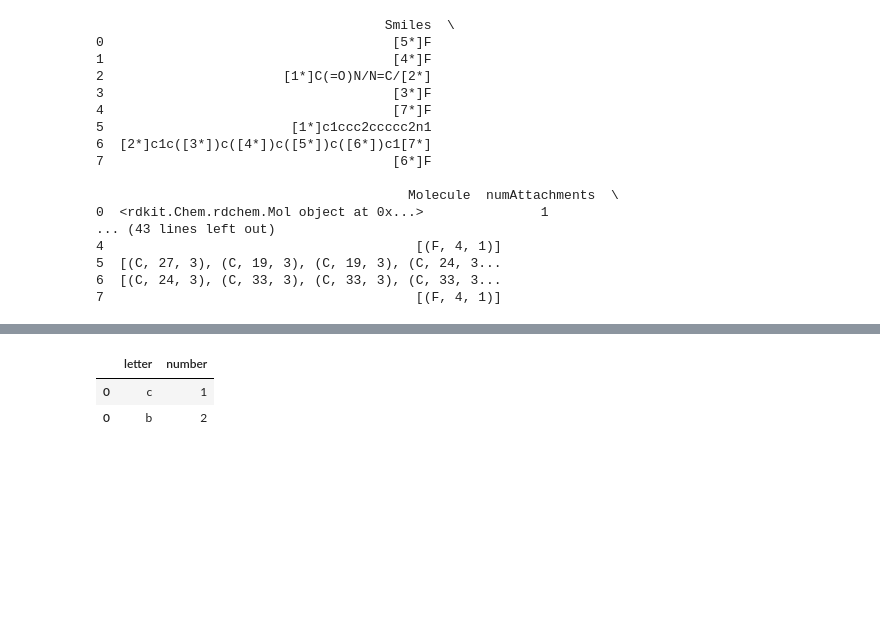
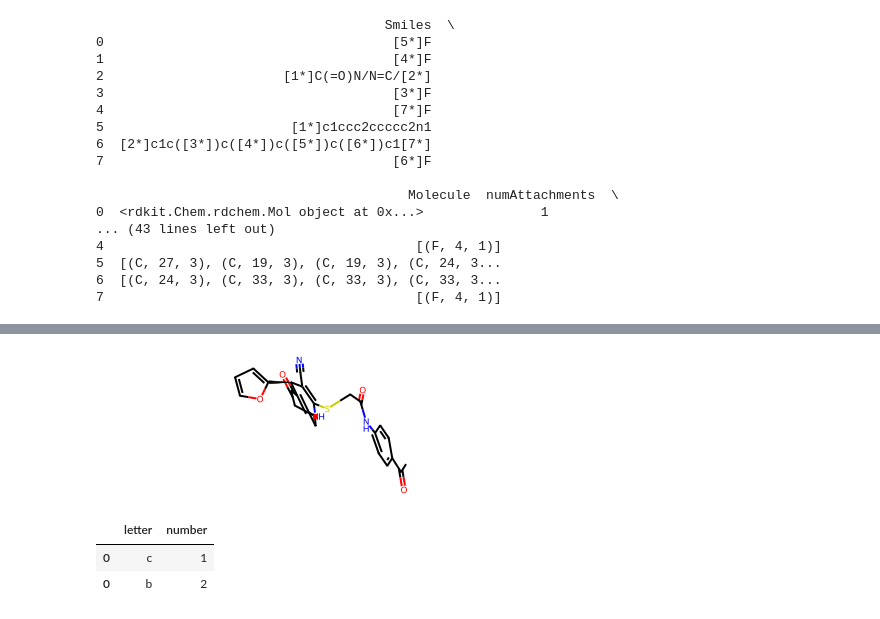
Before and after one commit to kmlefran/group_decomposition, a Jupyter notebook: Development Notebooks/Adding_H.ipynb, the cells around one changed output, grey strips where cells are left out. Drawn from its saved outputs; the diff is of its cells as text; code cells hidden in the pictures; blank space fills up the shorter version.

```diff
--- a/Development Notebooks/Adding_H.ipynb
+++ b/Development Notebooks/Adding_H.ipynb
@@ -326,3 +311,7 @@ utils.get_cml_atom_types('Data/cml1.txt')
+# %%
+Chem.MolFromMolFile('Data/mol3.txt')
+# %% [output]
+[figure, added]
 # %%
 import pandas as pd
 frame_a = pd.DataFrame([['a',1],['b',2]],columns=['letter','number'])
```
Also changed, not shown: parts of 7 cells of this notebook, 3 other files.
